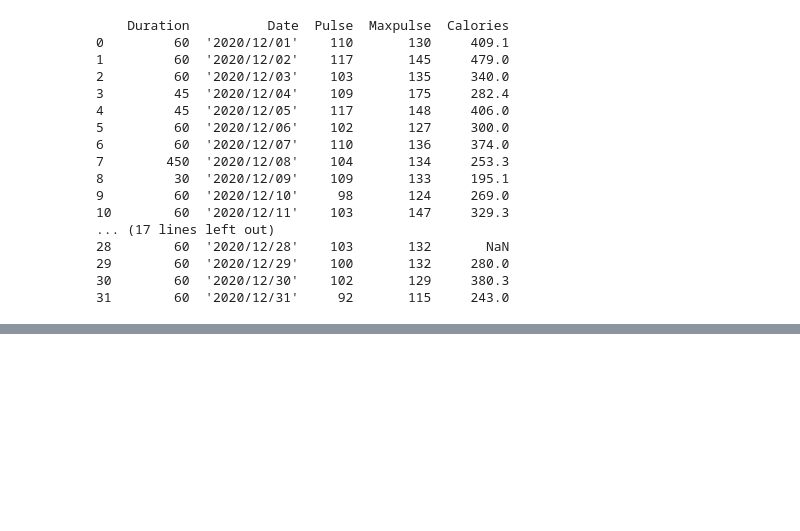
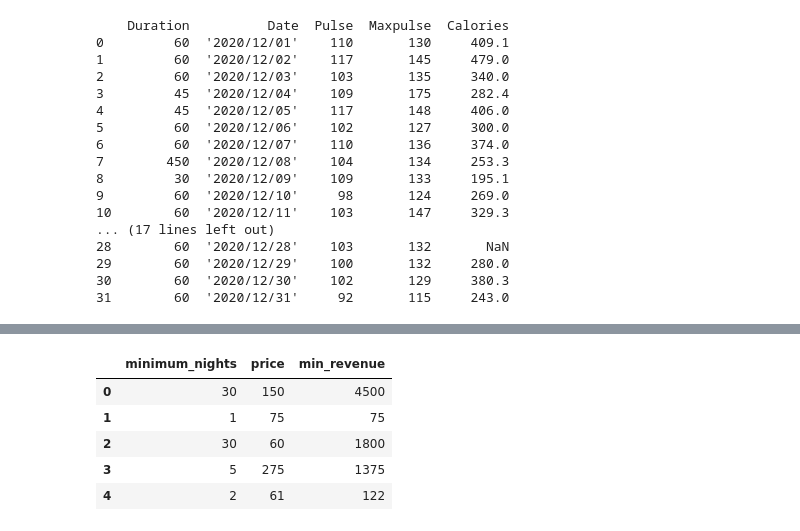
Before and after one commit to mmaracic/dataScience, a Jupyter notebook: anaconda/notebooks/Pandas/Pandas Demo.ipynb, the cells around one changed output, grey strips where cells are left out. Saved outputs shown, nothing was run; the diff lists cells and outputs as text; code cells hidden in the pictures; blank space fills up the shorter version.

```diff
--- a/anaconda/notebooks/Pandas/Pandas Demo.ipynb
+++ b/anaconda/notebooks/Pandas/Pandas Demo.ipynb
@@ -63,0 +198,11 @@ print(df.to_string())
+# %%
+# calculate using two columns
+airbnb['min_revenue'] = airbnb['minimum_nights'] * airbnb['price']
+airbnb[['minimum_nights', 'price', 'min_revenue']].head()
+# %% [output]
+|  | minimum_nights | price | min_revenue |
+| 0 | 30 | 150 | 4500 |
+| 1 | 1 | 75 | 75 |
+| 2 | 30 | 60 | 1800 |
+| 3 | 5 | 275 | 1375 |
+| 4 | 2 | 61 | 122 |
```
Also changed, not shown: parts of 9 cells of this notebook.
